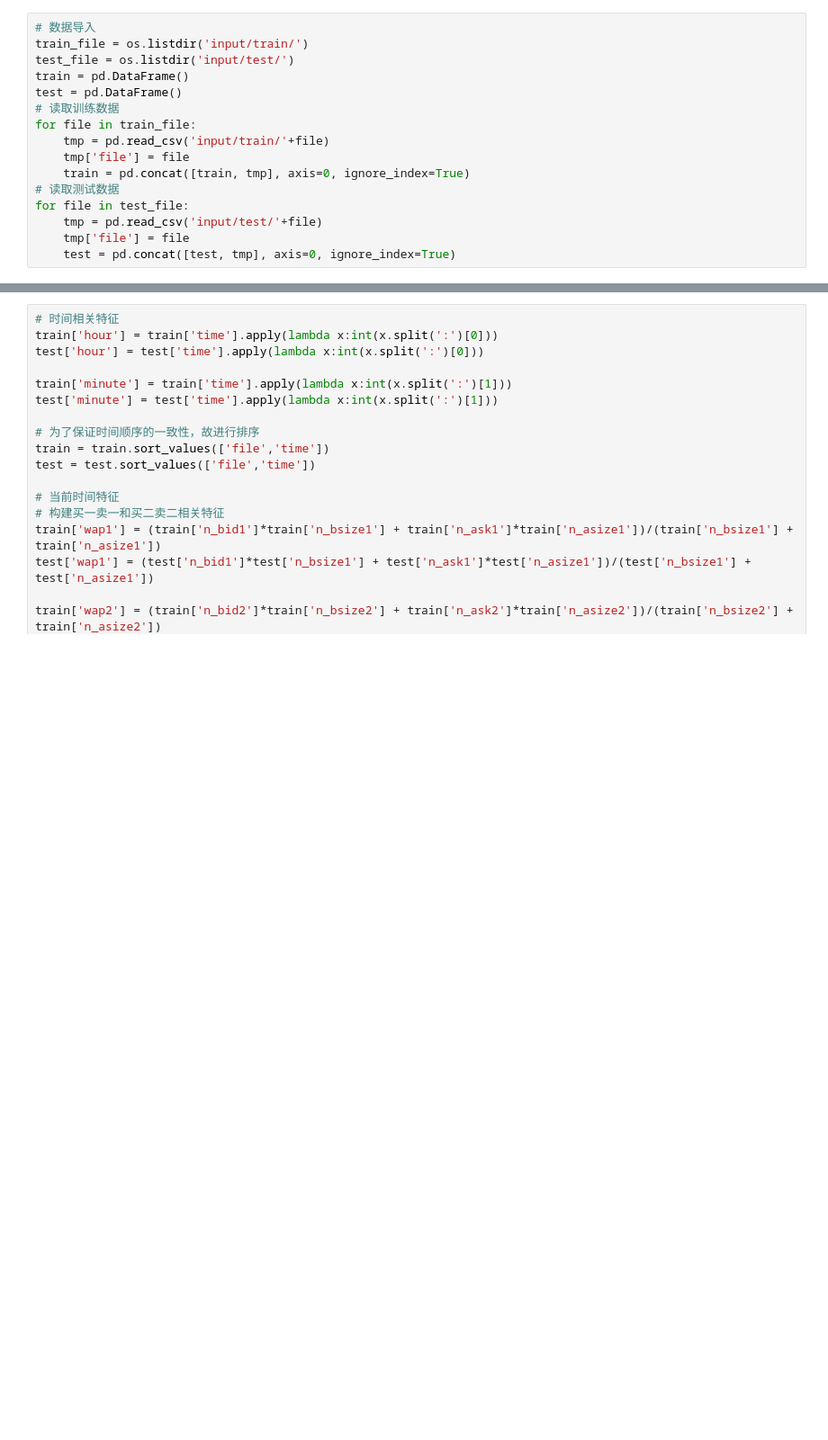
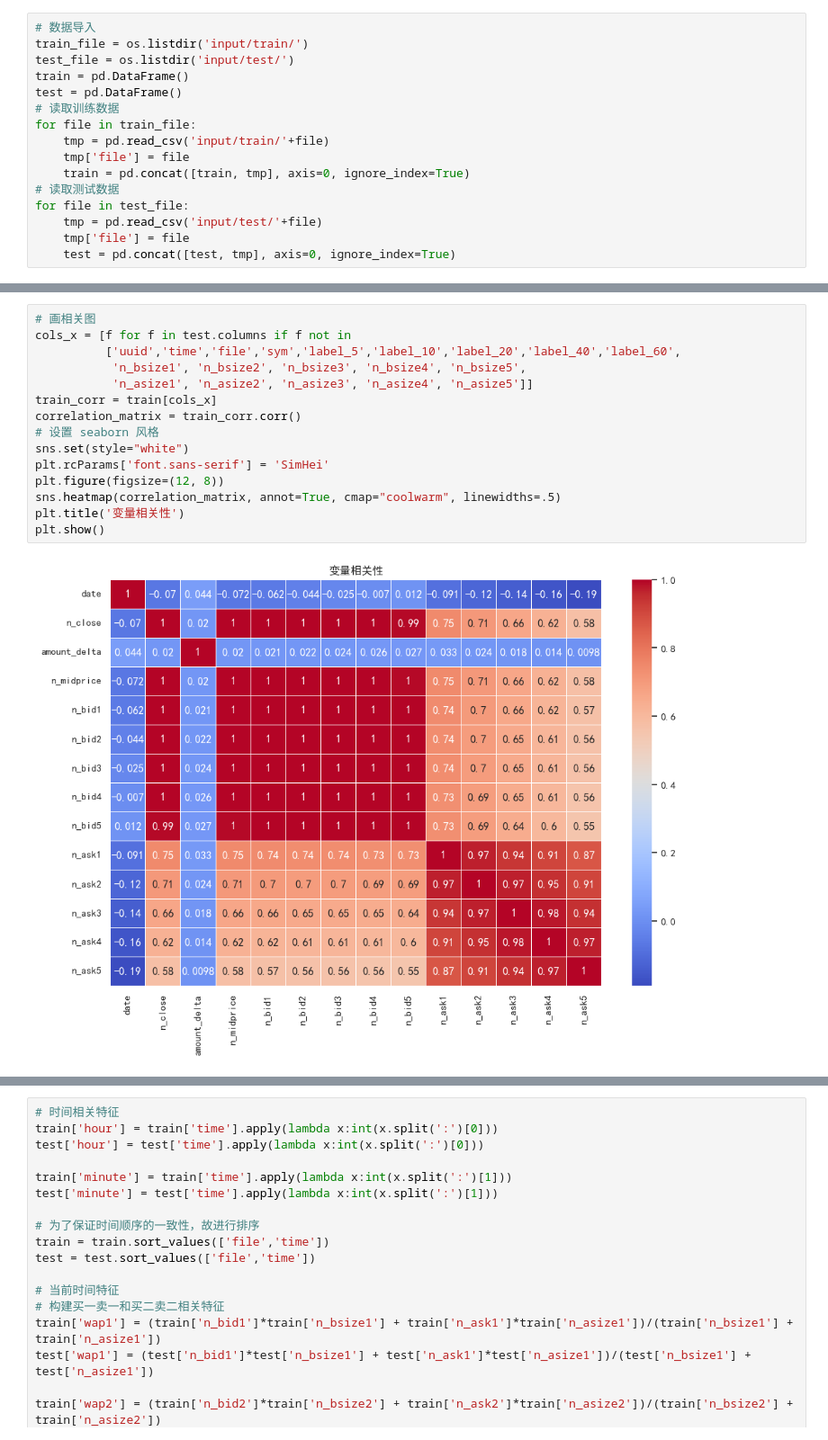
Before and after one commit to OneRaise5385/Machine_Learning, a Jupyter notebook: CourseWork/main.ipynb, the cells around one changed output, grey strips where cells are left out. Shown at 90% size. Cells and saved outputs as stored; diff of their text form; blank space fills up the shorter version.

```diff
--- a/CourseWork/main.ipynb
+++ b/CourseWork/main.ipynb
@@ -40,3 +85,20 @@ train.describe()
+# %%
+# 画相关图
+cols_x = [f for f in test.columns if f not in
+          ['uuid','time','file','sym','label_5','label_10','label_20','label_40','label_60',
+           'n_bsize1', 'n_bsize2', 'n_bsize3', 'n_bsize4', 'n_bsize5',
+           'n_asize1', 'n_asize2', 'n_asize3', 'n_asize4', 'n_asize5']]
+train_corr = train[cols_x]
+correlation_matrix = train_corr.corr()
+# 设置 seaborn 风格
+sns.set(style="white")
+plt.rcParams['font.sans-serif'] = 'SimHei'
+plt.figure(figsize=(12, 8))
+sns.heatmap(correlation_matrix, annot=True, cmap="coolwarm", linewidths=.5)
+plt.title('变量相关性')
+plt.show()
+# %% [output]
+[figure, added]
 # %%
 cols = ['n_bid1','n_bid2','n_ask1','n_ask2']
 tmp_df = train[train['file']=='snapshot_sym1_date0_am.csv'].reset_index(drop=True)[-2000:]
```
Also changed, not shown: parts of 17 cells of this notebook, 9 other files.
